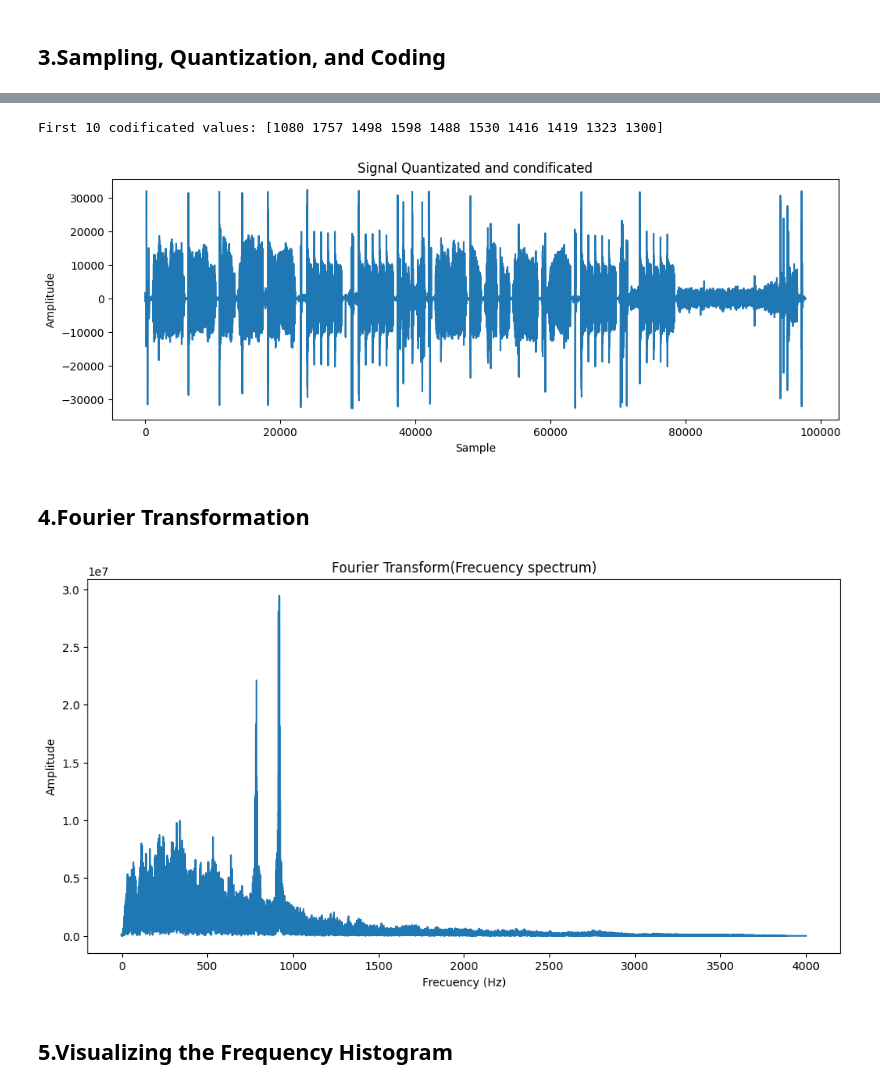
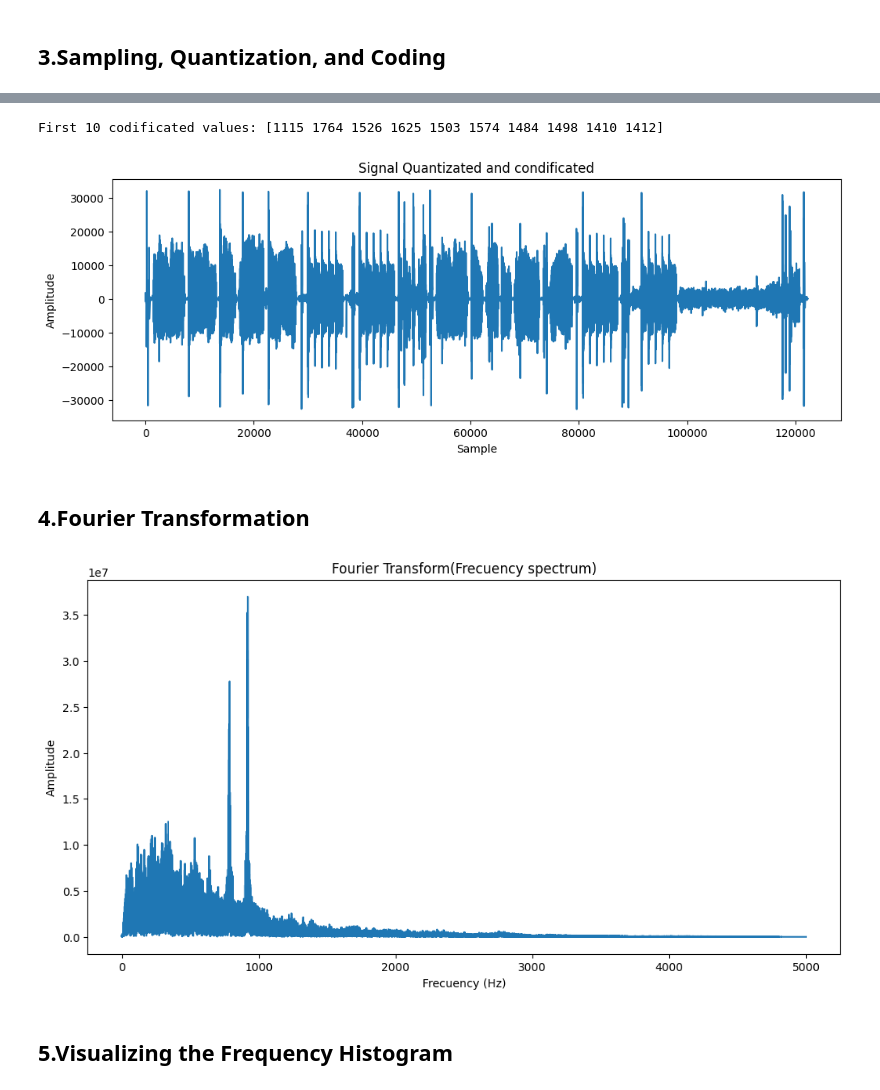
Before and after one commit to alejoDev117/PythonForReseach, a Jupyter notebook: proyects/proyect2/Untitled.ipynb, the cells around one changed output, grey strips where cells are left out. Saved outputs shown, nothing was run; the diff lists cells and outputs as text; code cells hidden in the pictures.

```diff
--- a/proyects/proyect2/Untitled.ipynb
+++ b/proyects/proyect2/Untitled.ipynb
@@ -57,12 +60,11 @@ plt.show()
 ## 3.Sampling, Quantization, and Coding
 # %%
 
-desired_sr = 8000
+desired_sr = 10000
 signal_resampled = librosa.resample(filtered_signal, orig_sr=sr, target_sr=desired_sr)
 
-
 quantized_signal = np.int16(signal_resampled / np.max(np.abs(signal_resampled)) * 32767)
-
+display(Audio(quantized_signal, rate = sr))
 
 print("First 10 codificated values:", quantized_signal[:10])
 
@@ -77,5 +80,5 @@ plt.show()
-First 10 codificated values: [1080 1757 1498 1598 1488 1530 1416 1419 1323 1300]
+First 10 codificated values: [1115 1764 1526 1625 1503 1574 1484 1498 1410 1412]
-[figure, old version]
+[figure, new version]
 # %% [markdown]
 ## 4.Fourier Transformation
 # %%
@@ -90,7 +93,7 @@ plt.xlabel('Frecuency (Hz)')
 plt.ylabel('Amplitude')
 plt.show()
 # %% [output]
-[figure, old version]
+[figure, new version]
 # %% [markdown]
 ## 5.Visualizing the Frequency Histogram
 # %%
```
Also changed, not shown: parts of 5 cells of this notebook.
